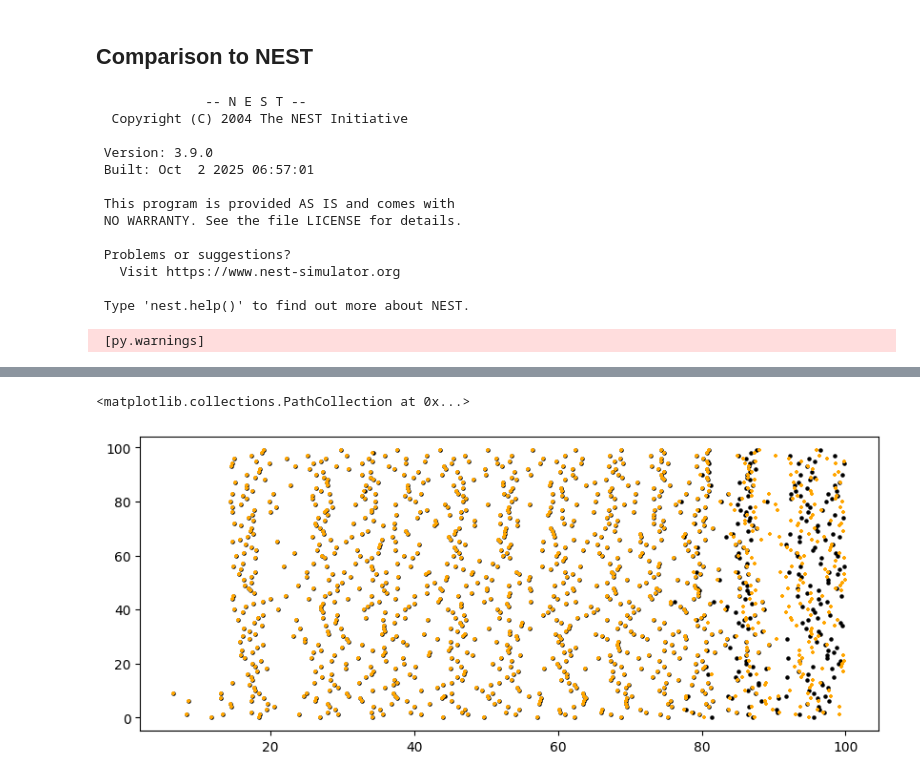
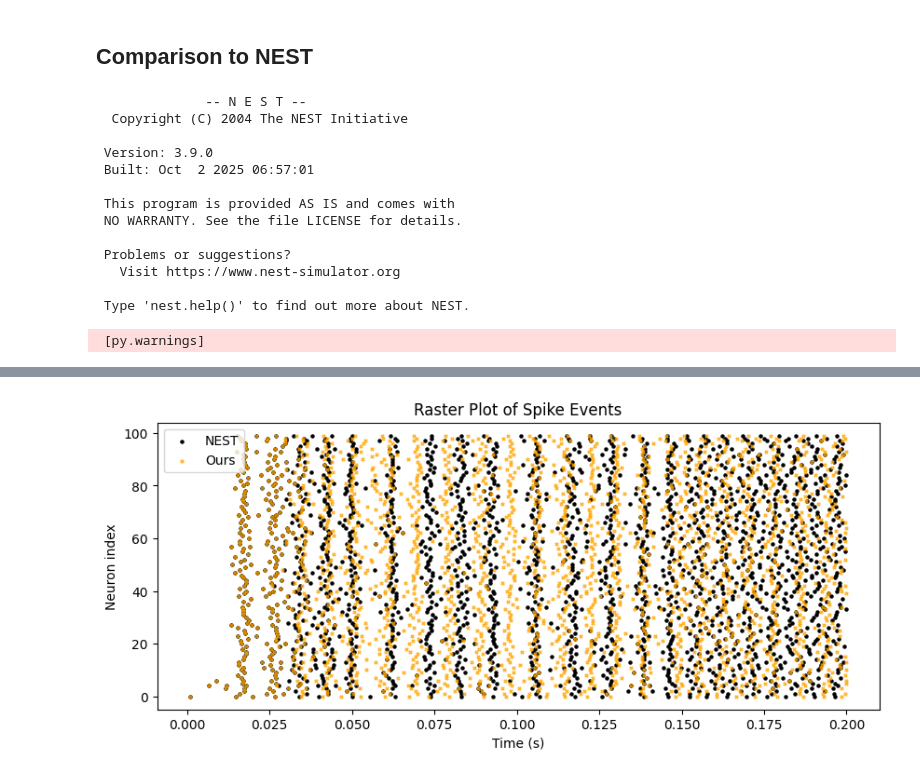
Before and after one commit to Eric-OG/snnblaze, a Jupyter notebook: examples/simple_network.ipynb, the cells around one changed output, grey strips where cells are left out. Drawn from its saved outputs; the diff is of its cells as text; code cells hidden in the pictures.

```diff
--- a/examples/simple_network.ipynb
+++ b/examples/simple_network.ipynb
@@ -100,6 +100,8 @@ Observed spike events (time, neuron id): [(0.1, 0), (1.1, 1), (2.2, 4), (3.2, 2)
 ## Random neural network simulation
 # %%
 import random
+
+simulation_duration = 0.2 # seconds
 
 # Neuron parameters
 tau_m = 20e-3       # membrane time constant [s]
@@ -114,8 +116,15 @@ neuron = pb.LIFNeuron(tau_m=tau_m, C_m=C_m, v_rest=v_rest, v_reset=v_reset, v_th
 # Network parameters
 num_neurons = 100
 connection_prob = 0.2
-weight_range_exc = (1.5e-12, 1.5e-12)  # Weight range for excitatory neurons
-weight_range_inh = (-2e-12, -2e-12)  # Weight range for inhibitory neurons
+
+# Weights for normal operation test
+weight_range_exc = (1.5e-12, 1.5e-12)
+weight_range_inh = (-2e-12, -2e-12)
+
+# Weigths for spike saturation test (strong excitatory behavior)
+#weight_range_exc = (5e-12, 5e-12)
+#weight_range_inh = (0, 0)
+
 delay_range = (0.001, 0.002)
 inhibitory_ratio = 0.2
 num_inhibitory = int(num_neurons * inhibitory_ratio)
@@ -169,7 +178,7 @@ for t, neuron_id, magnitude in spike_storage:
     nn.schedule_spike_event(t, neuron_id, magnitude)
 
 # Run simulation
-nn.run(.1)
+nn.run(simulation_duration)
 
 # Output observed spikes
 print(f'Number of events: {len(monitor.spike_list)}')
@@ -381,7 +445,7 @@ nest.Connect(statemon, neurons[0])  # record first neuron
 # ==============================
 # Run simulation
 # ==============================
-nest.Simulate(100.0)
+nest.Simulate(simulation_duration*1000)
 
 # ==============================
 # Extract spike data
@@ -395,8 +459,13 @@ spike_times_nest = events["times"]
 # ==============================
 neuron_ids_nest_c = np.array(neuron_ids_nest) - 1  # Convert to 0-based index
 plt.figure(figsize=(10,4))
-plt.scatter(spike_times_nest, neuron_ids_nest_c, s=5, c='black', label="Network spikes")
-plt.scatter(np.array(spike_times)*1000, neuron_ids, c='orange', s=5, marker='+')
+plt.scatter(spike_times_nest/1000, neuron_ids_nest_c, s=5, c='black', label="NEST")
+plt.scatter(np.array(spike_times), neuron_ids, c='orange', alpha=0.8, s=5, marker='x', label='Ours')
+plt.xlabel('Time (s)')
+plt.ylabel('Neuron index')
+plt.legend()
+plt.title('Raster Plot of Spike Events')
+plt.show()
 # %% [output]
               -- N E S T --
   Copyright (C) 2004 The NEST Initiative
@@ -428,3 +497,2 @@ Oct 04 16:56:03 SimulationManager::run [Info]:
     Simulation finished.
-<matplotlib.collections.PathCollection at 0x...>
-[figure, old version]
+[figure, new version]
```
Also changed, not shown: parts of 9 cells of this notebook.
